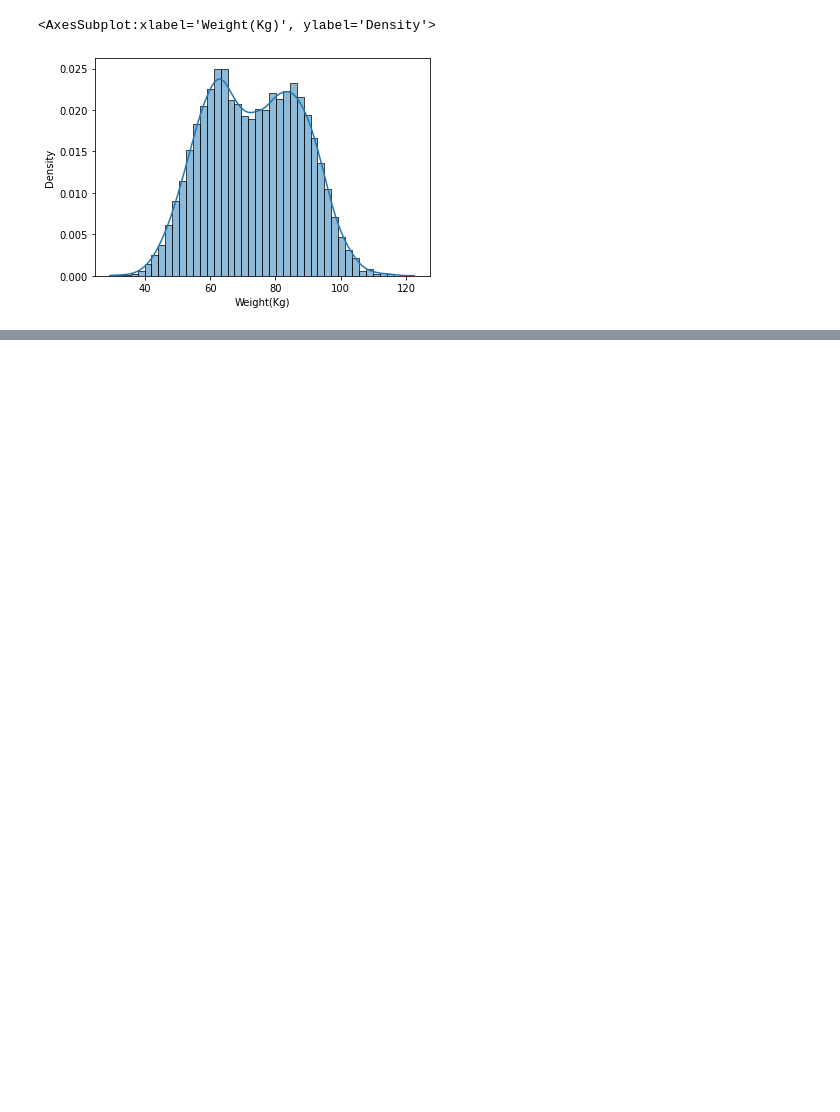
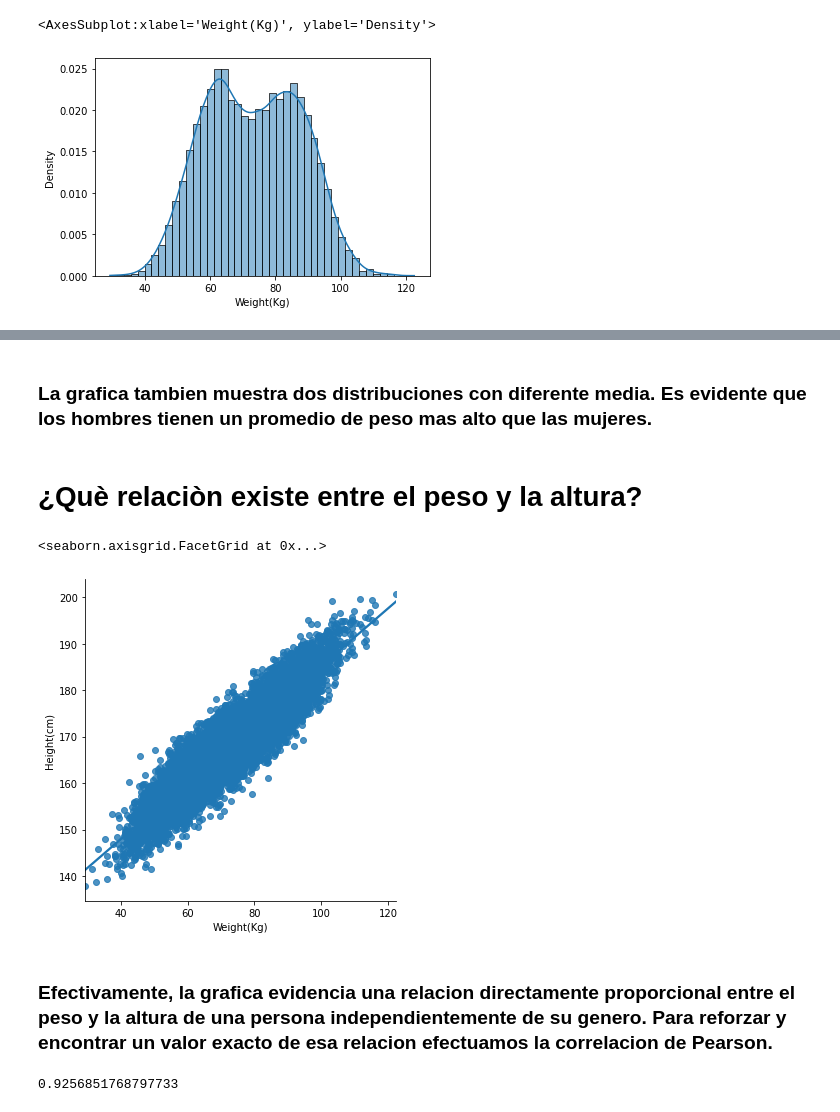
Before and after one commit to 16danielvm/Height-vs-Weight, a Jupyter notebook: H_vs_W.ipynb, the cells around one changed output, grey strips where cells are left out. Cells and saved outputs as stored; diff of their text form; code cells hidden in the pictures; blank space fills up the shorter version.

```diff
--- a/H_vs_W.ipynb
+++ b/H_vs_W.ipynb
@@ -161,0 +192,15 @@ P-Value:  0.0
+# %% [markdown]
+### La grafica tambien muestra dos distribuciones con diferente media. Es evidente que los hombres tienen un promedio de peso mas alto que las mujeres.
+# %% [markdown]
+# ¿Què relaciòn existe entre el peso y la altura?
+# %%
+sns.lmplot(x='Weight(Kg)', y = 'Height(cm)', data= df)
+# %% [output]
+<seaborn.axisgrid.FacetGrid at 0x...>
+[figure, added]
+# %% [markdown]
+### Efectivamente, la grafica evidencia una relacion directamente proporcional entre el peso y la altura de una persona independientemente de su genero. Para reforzar y encontrar un valor exacto de esa relacion efectuamos la correlacion de Pearson.
+# %%
+df.corr('spearman').loc['Weight(Kg)']['Height(cm)']
+# %% [output]
+0.9256851768797733
```
Also changed, not shown: parts of 20 cells of this notebook.
